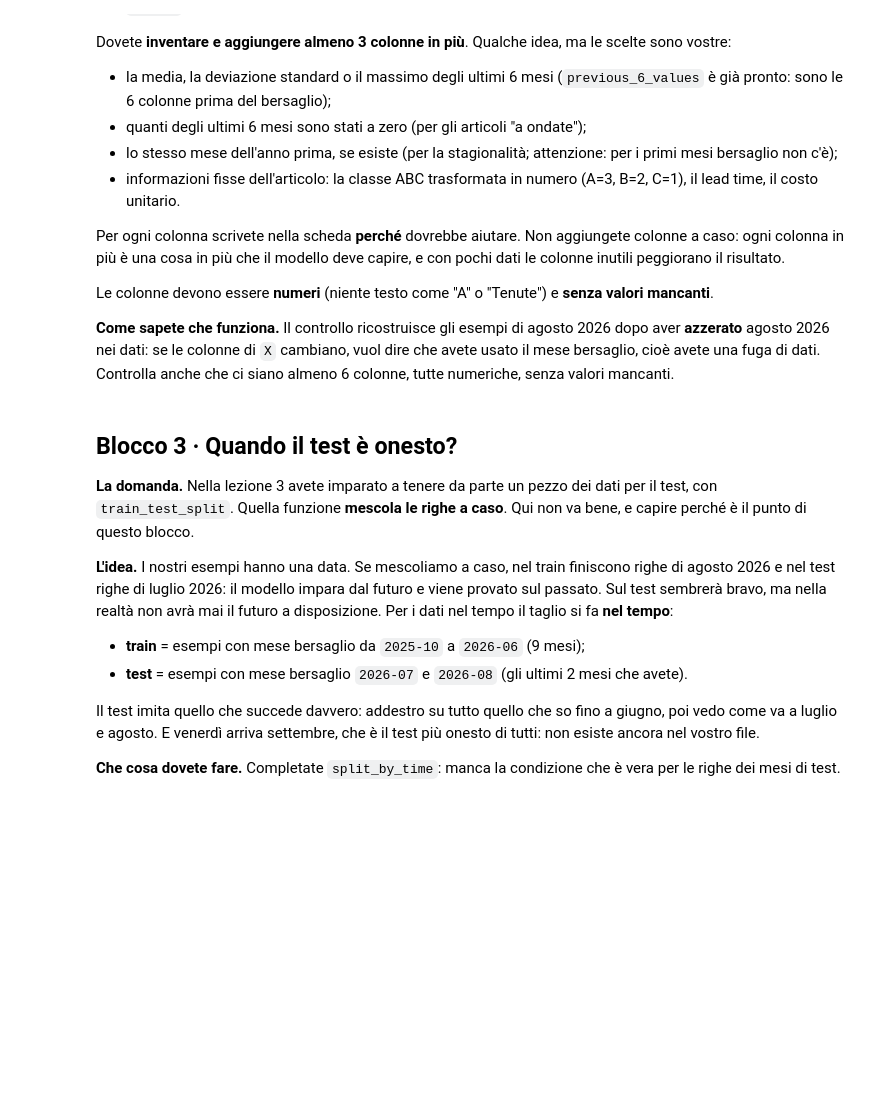
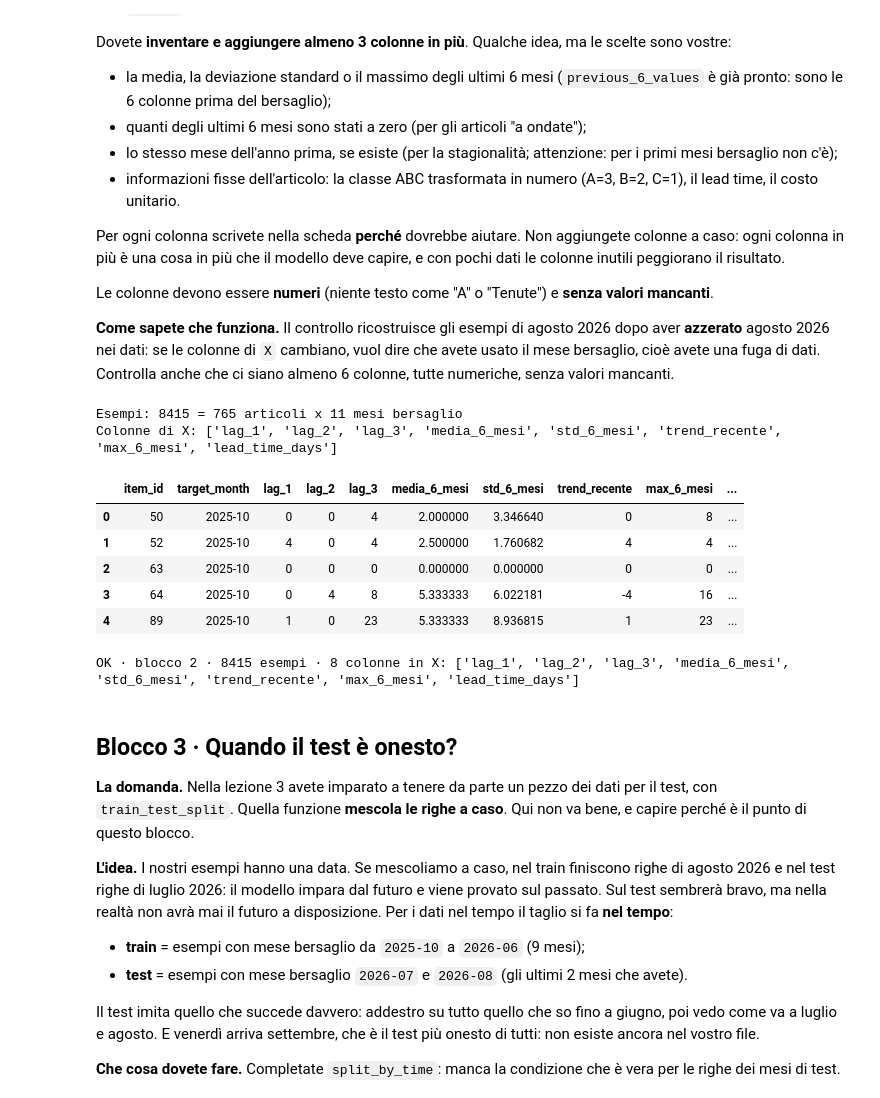
Before and after one commit to lucasandersoncorreia-dotcom/progetto-machine-learning, a Jupyter notebook: project_work_2_building_blocks.ipynb, the cells around one changed output. Drawn from its saved outputs; the diff is of its cells as text; code cells hidden in the pictures; blank space fills up the shorter version.

```diff
--- a/project_work_2_building_blocks.ipynb
+++ b/project_work_2_building_blocks.ipynb
@@ -259,42 +300,54 @@ def make_examples(items, target_month):
     # posizione del mese bersaglio nella lista dei mesi
     target_position = MONTHS.index(target_month)
 
-    # le 6 colonne dei mesi prima del bersaglio (già pronte per i vostri calcoli)
+    # le 6 colonne dei mesi prima del bersaglio (gi? pronte per i vostri calcoli)
     previous_6 = MONTHS[target_position - 6:target_position]
     previous_6_values = items[previous_6]
 
     examples = pd.DataFrame()
     examples["item_id"] = items["item_id"]
     examples["target_month"] = target_month
 
     # i 3 mesi subito prima del bersaglio
     examples["lag_1"] = items[MONTHS[target_position - 1]]
     examples["lag_2"] = items[MONTHS[target_position - 2]]
     examples["lag_3"] = items[MONTHS[target_position - 3]]
 
-    # --- scrivete voi: almeno 3 colonne in più ---
-    # ricordate: solo informazioni note PRIMA del mese bersaglio
-
+    # --- le nostre 5 colonne inventate ---
+    examples["media_6_mesi"] = previous_6_values.mean(axis=1)
+    examples["std_6_mesi"] = previous_6_values.std(axis=1).fillna(0)
+    examples["trend_recente"] = examples["lag_1"] - examples["lag_2"]
+    examples["max_6_mesi"] = previous_6_values.max(axis=1)
+    examples["lead_time_days"] = items["lead_time_days"]
 
     # il bersaglio: i pezzi usciti nel mese bersaglio
     examples["target"] = items[target_month]
 
     return examples
 
 
 # costruisco gli esempi per tutti i mesi che hanno almeno 6 mesi prima
 example_tables = []
 for month in MONTHS[6:]:
     examples_of_month = make_examples(items, month)
     example_tables.append(examples_of_month)
 examples = pd.concat(example_tables, ignore_index=True)
 
 # le colonne di X sono tutte quelle che avete costruito, tranne identificativi e bersaglio
 FEATURES = [column for column in examples.columns if column not in ["item_id", "target_month", "target"]]
 
 print("Esempi:", len(examples), "=", len(items), "articoli x", len(MONTHS[6:]), "mesi bersaglio")
 print("Colonne di X:", FEATURES)
 examples.head()
+# %% [output]
+Esempi: 8415 = 765 articoli x 11 mesi bersaglio
+Colonne di X: ['lag_1', 'lag_2', 'lag_3', 'media_6_mesi', 'std_6_mesi', 'trend_recente', 'max_6_mesi', 'lead_time_days']
+|  | item_id | target_month | lag_1 | lag_2 | lag_3 | media_6_mesi | std_6_mesi | trend_recente | max_6_mesi | ... |
+| 0 | 50 | 2025-10 | 0 | 0 | 4 | 2.000000 | 3.346640 | 0 | 8 | ... |
+| 1 | 52 | 2025-10 | 4 | 0 | 4 | 2.500000 | 1.760682 | 4 | 4 | ... |
+| 2 | 63 | 2025-10 | 0 | 0 | 0 | 0.000000 | 0.000000 | 0 | 0 | ... |
+| 3 | 64 | 2025-10 | 0 | 4 | 8 | 5.333333 | 6.022181 | -4 | 16 | ... |
+| 4 | 89 | 2025-10 | 1 | 0 | 23 | 5.333333 | 8.936815 | 1 | 23 | ... |
 # %%
 # --- Controllo blocco 2 ---
 assert len(FEATURES) >= 6, f"Avete {len(FEATURES)} colonne: ne servono almeno 6 (i 3 lag più almeno 3 vostre)"
@@ -310,6 +363,8 @@ examples_altered = make_examples(items_without_august, "2026-08").reset_index(dr
 same_features = examples_original[FEATURES].equals(examples_altered[FEATURES])
 assert same_features, "FUGA DI DATI: una colonna di X cambia se cambio il mese bersaglio. In X ci va solo quello che si sapeva prima"
 print("OK · blocco 2 ·", len(examples), "esempi ·", len(FEATURES), "colonne in X:", FEATURES)
+# %% [output]
+OK · blocco 2 · 8415 esempi · 8 colonne in X: ['lag_1', 'lag_2', 'lag_3', 'media_6_mesi', 'std_6_mesi', 'trend_recente', 'max_6_mesi', 'lead_time_days']
 # %% [markdown]
 ## Blocco 3 · Quando il test è onesto?
 
```
Also changed, not shown: parts of 22 cells of this notebook, 3 other files.
